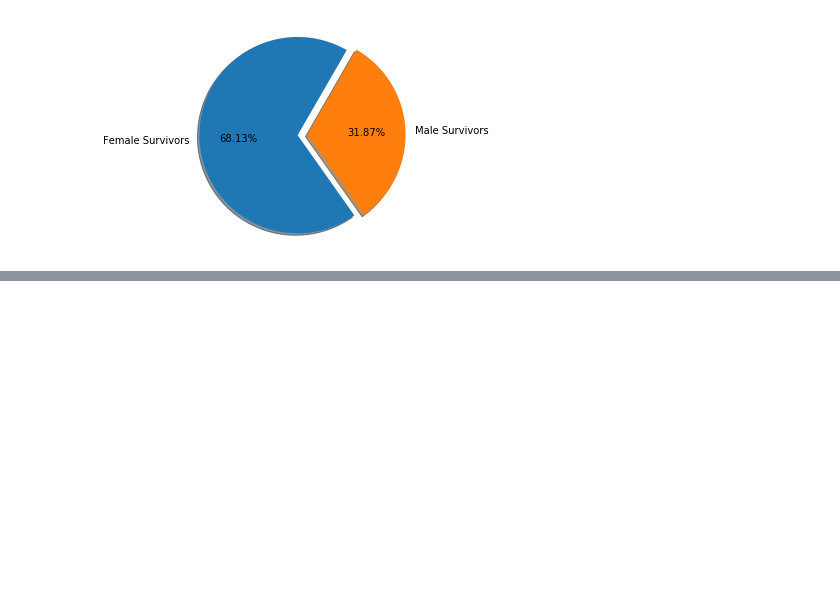
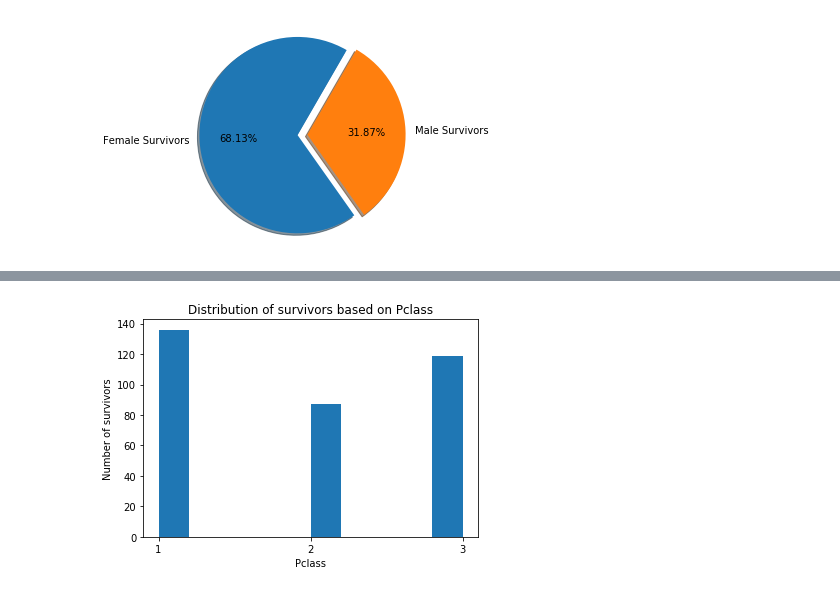
Before and after one commit to chaitanya6761/Udacity-Data-Analyst-Nano-Degree, a Jupyter notebook: P1 Investigate A Dataset(Titanic Survival Data)/Titanic_Data_Analysis.ipynb, the cells around one changed output, grey strips where cells are left out. Drawn from its saved outputs; the diff is of its cells as text; code cells hidden in the pictures; blank space fills up the shorter version.

Commit message:
added pclass analysis

```diff
--- a/P1 Investigate A Dataset(Titanic Survival Data)/Titanic_Data_Analysis.ipynb
+++ b/P1 Investigate A Dataset(Titanic Survival Data)/Titanic_Data_Analysis.ipynb
@@ -105,0 +110,13 @@ plt.show()
+# %%
+pclass = titanic_data['Pclass']
+survived = (titanic_data['Survived'] == 1)
+pclass_survived = pclass[survived]
+
+plt.xticks(range(1,4))
+plt.title('Distribution of survivors based on Pclass')
+plt.xlabel('Pclass')
+plt.ylabel('Number of survivors')
+plt.hist(pclass_survived)
+plt.show()
+# %% [output]
+[figure, added]
```
Also changed, not shown: parts of 2 cells of this notebook.
